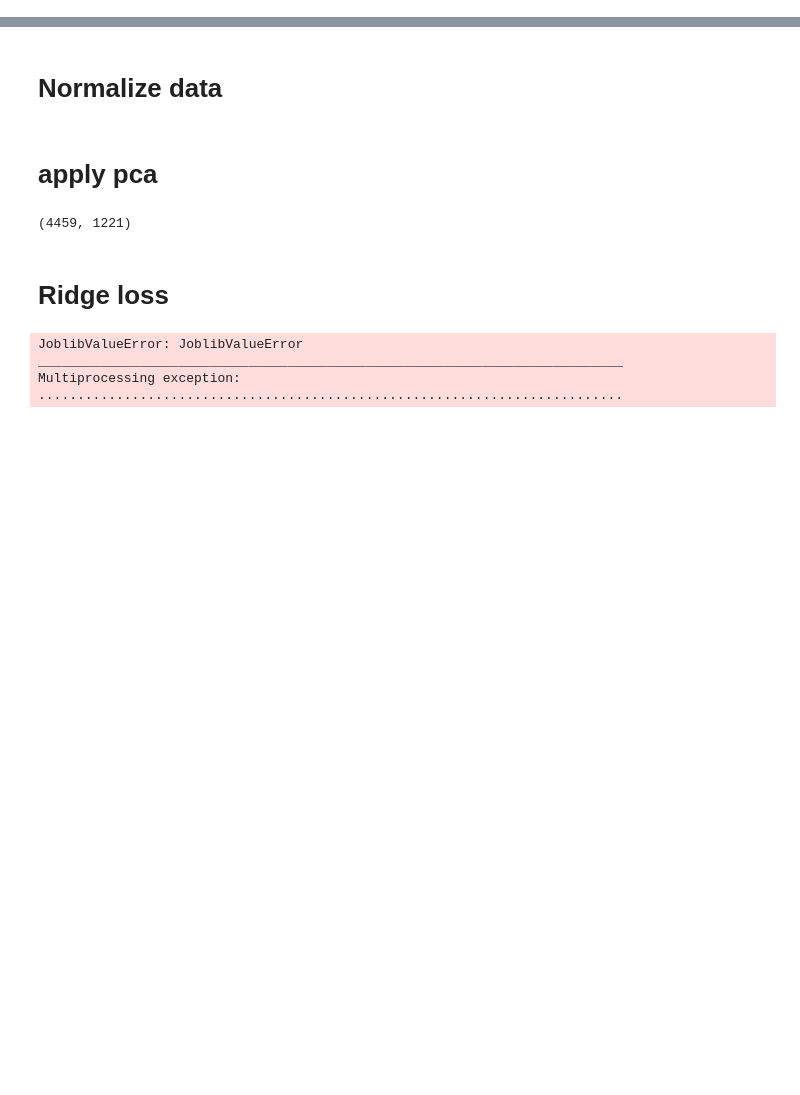
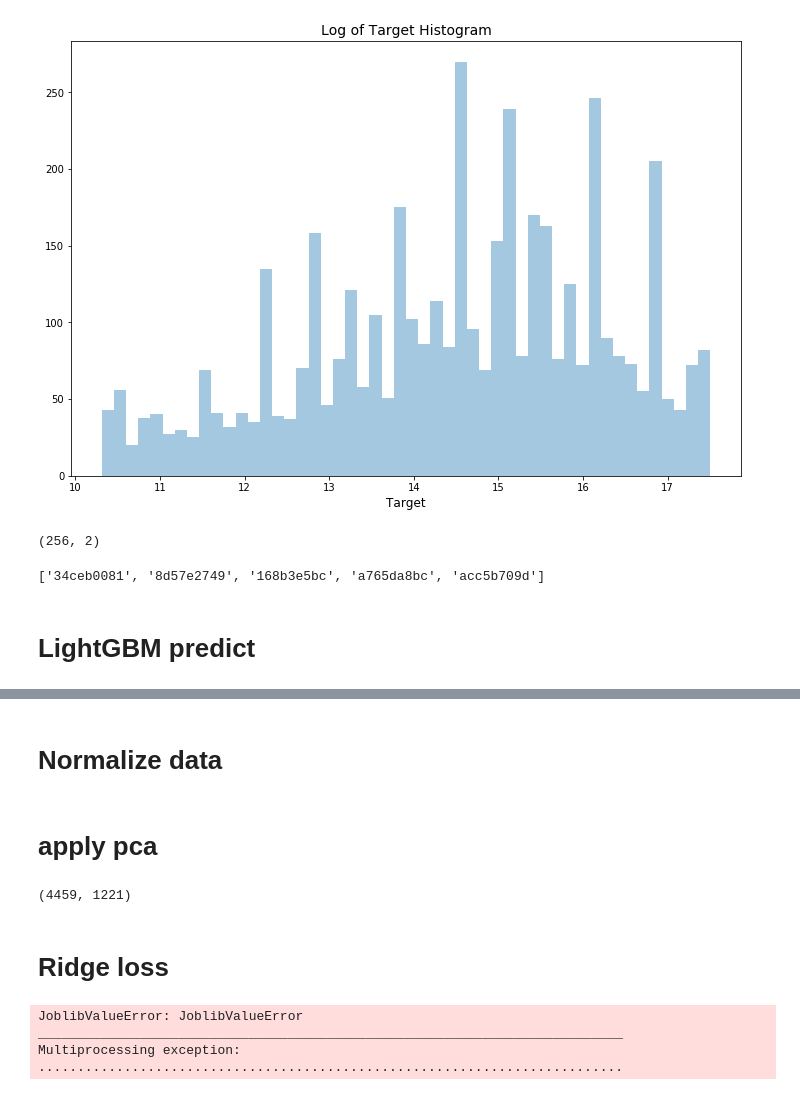
Before and after one commit to i-newton/kaggle_competitions, a Jupyter notebook: santander/src/bank.ipynb, the cells around one changed output, grey strips where cells are left out. Drawn from its saved outputs; the diff is of its cells as text; code cells hidden in the pictures; blank space fills up the shorter version.

```diff
--- a/santander/src/bank.ipynb
+++ b/santander/src/bank.ipynb
@@ -10,0 +38,40 @@ train_df.drop(["target"], axis=1, inplace=True)
+# %%
+plt.figure(figsize=(12,8))
+sns.distplot( np.log1p(train_df["target"].values), bins=50, kde=False)
+plt.xlabel('Target', fontsize=12)
+plt.title("Log of Target Histogram", fontsize=14)
+plt.show()
+# %% [output]
+[figure, added]
+# %%
+unique_df = train_df.nunique().reset_index()
+unique_df.columns = ["col_name", "unique_count"]
+constant_df = unique_df[unique_df["unique_count"]==1]
+constant_df.shape
+# %% [output]
+(256, 2)
+# %%
+def duplicate_columns(frame):
+    groups = frame.columns.to_series().groupby(frame.dtypes).groups
+    dups = []
+
+    for t, v in groups.items():
+
+        cs = frame[v].columns
+        vs = frame[v]
+        lcs = len(cs)
+
+        for i in range(lcs):
+            ia = vs.iloc[:,i].values
+            for j in range(i+1, lcs):
+                ja = vs.iloc[:,j].values
+                if np.array_equal(ia, ja):
+                    dups.append(cs[i])
+                    break
+
+    return dups
+
+colsToRemove = ['34ceb0081', '8d57e2749', '168b3e5bc', 'a765da8bc', 'acc5b709d']
+print(colsToRemove)
+# %% [output]
+['34ceb0081', '8d57e2749', '168b3e5bc', 'a765da8bc', 'acc5b709d']
@@ -10,0 +83,2 @@ train_df.drop(["target"], axis=1, inplace=True)
+# %% [markdown]
+# LightGBM predict
```
Also changed, not shown: parts of 11 cells of this notebook, 1 other file.
